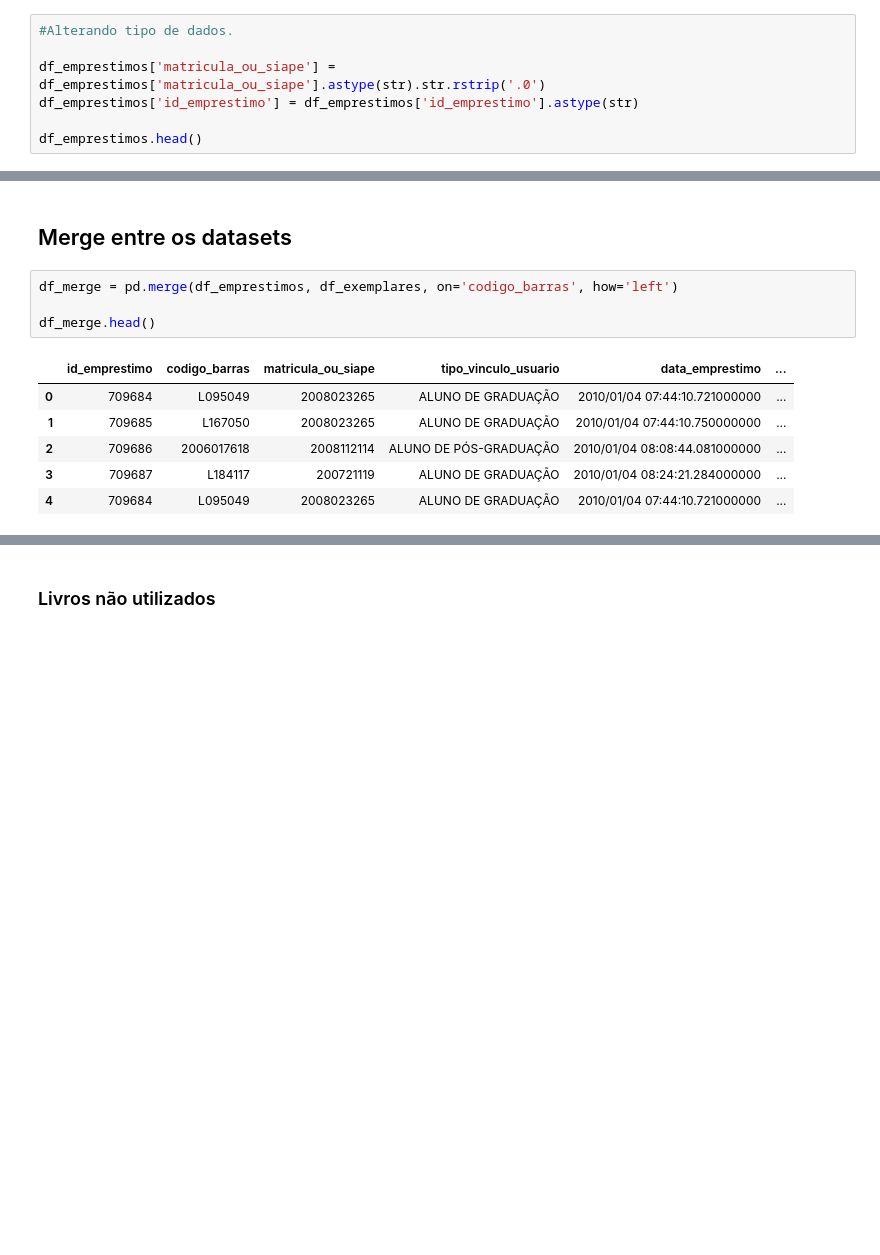
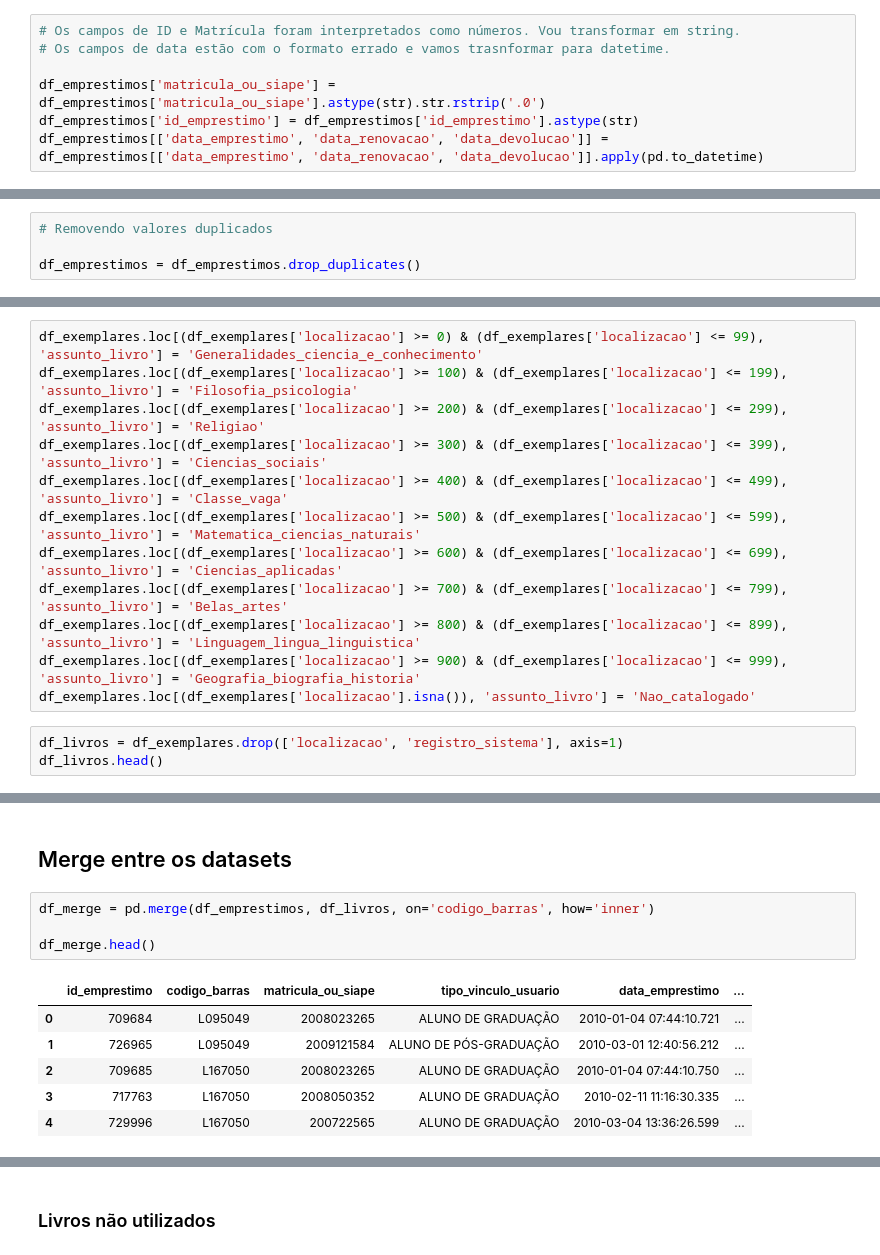
Before and after one commit to Pires1789/7daysofcode_acervo-biblioteca, a Jupyter notebook: Desafio7DaysofCode.ipynb, the cells around one changed output, grey strips where cells are left out. Drawn from its saved outputs; the diff is of its cells as text; blank space fills up the shorter version.

```diff
--- a/Desafio7DaysofCode.ipynb
+++ b/Desafio7DaysofCode.ipynb
@@ -124,7 +121,7 @@ df_emprestimos = df_emprestimos[nova_ordem_colunas]
 # %%
-#Alterando tipo de dados.
+# Os campos de ID e Matrícula foram interpretados como números. Vou transformar em string.
+# Os campos de data estão com o formato errado e vamos trasnformar para datetime.
 
 df_emprestimos['matricula_ou_siape'] = df_emprestimos['matricula_ou_siape'].astype(str).str.rstrip('.0')
 df_emprestimos['id_emprestimo'] = df_emprestimos['id_emprestimo'].astype(str)
-
-df_emprestimos.head()
+df_emprestimos[['data_emprestimo', 'data_renovacao', 'data_devolucao']] = df_emprestimos[['data_emprestimo', 'data_renovacao', 'data_devolucao']].apply(pd.to_datetime)
@@ -138,3 +146,7 @@ df_emprestimos.head()
+# %%
+# Removendo valores duplicados
+
+df_emprestimos = df_emprestimos.drop_duplicates()
 # %% [markdown]
 ## Explorando o DataSet: acervo de livros
 # %%
@@ -158,0 +181,15 @@ df_exemplares[['id_exemplar', 'registro_sistema']] = df_exemplares[['id_exemplar
+# %%
+df_exemplares.loc[(df_exemplares['localizacao'] >= 0) & (df_exemplares['localizacao'] <= 99), 'assunto_livro'] = 'Generalidades_ciencia_e_conhecimento'
+df_exemplares.loc[(df_exemplares['localizacao'] >= 100) & (df_exemplares['localizacao'] <= 199), 'assunto_livro'] = 'Filosofia_psicologia'
+df_exemplares.loc[(df_exemplares['localizacao'] >= 200) & (df_exemplares['localizacao'] <= 299), 'assunto_livro'] = 'Religiao'
+df_exemplares.loc[(df_exemplares['localizacao'] >= 300) & (df_exemplares['localizacao'] <= 399), 'assunto_livro'] = 'Ciencias_sociais'
+df_exemplares.loc[(df_exemplares['localizacao'] >= 400) & (df_exemplares['localizacao'] <= 499), 'assunto_livro'] = 'Classe_vaga'
+df_exemplares.loc[(df_exemplares['localizacao'] >= 500) & (df_exemplares['localizacao'] <= 599), 'assunto_livro'] = 'Matematica_ciencias_naturais'
+df_exemplares.loc[(df_exemplares['localizacao'] >= 600) & (df_exemplares['localizacao'] <= 699), 'assunto_livro'] = 'Ciencias_aplicadas'
+df_exemplares.loc[(df_exemplares['localizacao'] >= 700) & (df_exemplares['localizacao'] <= 799), 'assunto_livro'] = 'Belas_artes'
+df_exemplares.loc[(df_exemplares['localizacao'] >= 800) & (df_exemplares['localizacao'] <= 899), 'assunto_livro'] = 'Linguagem_lingua_linguistica'
+df_exemplares.loc[(df_exemplares['localizacao'] >= 900) & (df_exemplares['localizacao'] <= 999), 'assunto_livro'] = 'Geografia_biografia_historia'
+df_exemplares.loc[(df_exemplares['localizacao'].isna()), 'assunto_livro'] = 'Nao_catalogado'
+# %%
+df_livros = df_exemplares.drop(['localizacao', 'registro_sistema'], axis=1)
+df_livros.head()
@@ -159,16 +204,16 @@ df_exemplares[['id_exemplar', 'registro_sistema']] = df_exemplares[['id_exemplar
 # %% [markdown]
 ## Merge entre os datasets
 # %%
-df_merge = pd.merge(df_emprestimos, df_exemplares, on='codigo_barras', how='left')
+df_merge = pd.merge(df_emprestimos, df_livros, on='codigo_barras', how='inner')
 
 df_merge.head()
 # %% [output]
 |  | id_emprestimo | codigo_barras | matricula_ou_siape | tipo_vinculo_usuario | data_emprestimo | ... |
-| 0 | 709684 | L095049 | 2008023265 | ALUNO DE GRADUAÇÃO | 2010/01/04 07:44:10.721000000 | ... |
-| 1 | 709685 | L167050 | 2008023265 | ALUNO DE GRADUAÇÃO | 2010/01/04 07:44:10.750000000 | ... |
-| 2 | 709686 | 2006017618 | 2008112114 | ALUNO DE PÓS-GRADUAÇÃO | 2010/01/04 08:08:44.081000000 | ... |
-| 3 | 709687 | L184117 | 200721119 | ALUNO DE GRADUAÇÃO | 2010/01/04 08:24:21.284000000 | ... |
-| 4 | 709684 | L095049 | 2008023265 | ALUNO DE GRADUAÇÃO | 2010/01/04 07:44:10.721000000 | ... |
+| 0 | 709684 | L095049 | 2008023265 | ALUNO DE GRADUAÇÃO | 2010-01-04 07:44:10.721 | ... |
+| 1 | 726965 | L095049 | 2009121584 | ALUNO DE PÓS-GRADUAÇÃO | 2010-03-01 12:40:56.212 | ... |
+| 2 | 709685 | L167050 | 2008023265 | ALUNO DE GRADUAÇÃO | 2010-01-04 07:44:10.750 | ... |
+| 3 | 717763 | L167050 | 2008050352 | ALUNO DE GRADUAÇÃO | 2010-02-11 11:16:30.335 | ... |
+| 4 | 729996 | L167050 | 200722565 | ALUNO DE GRADUAÇÃO | 2010-03-04 13:36:26.599 | ... |
 # %%
 df_merge.info()
 # %% [output]
```
Also changed, not shown: parts of 19 cells of this notebook.
